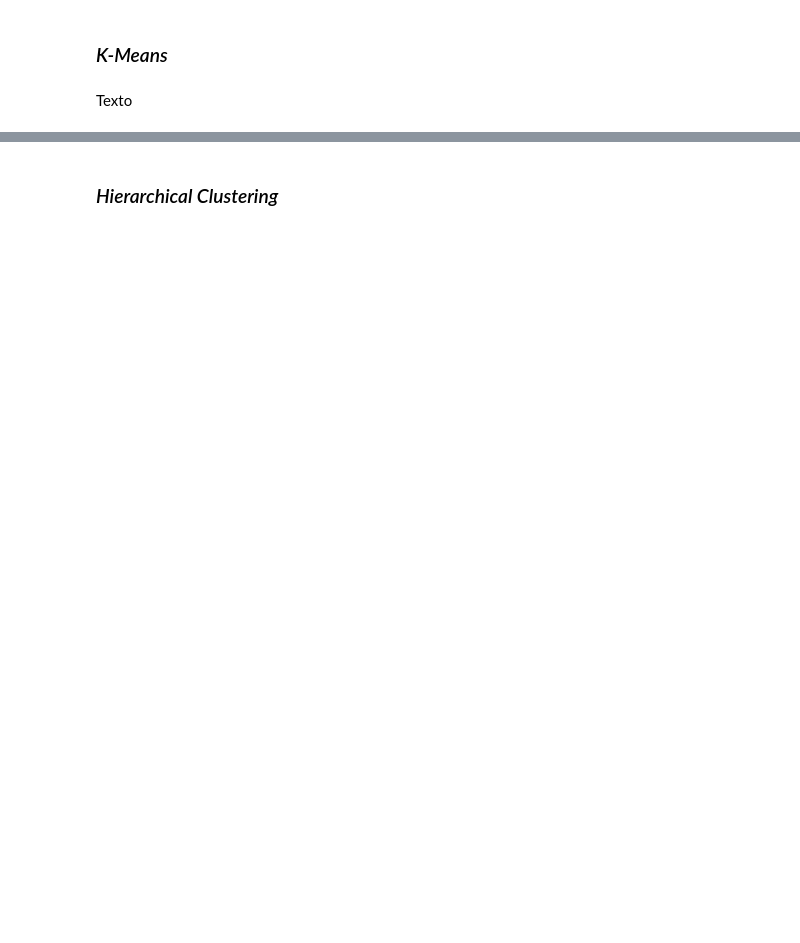
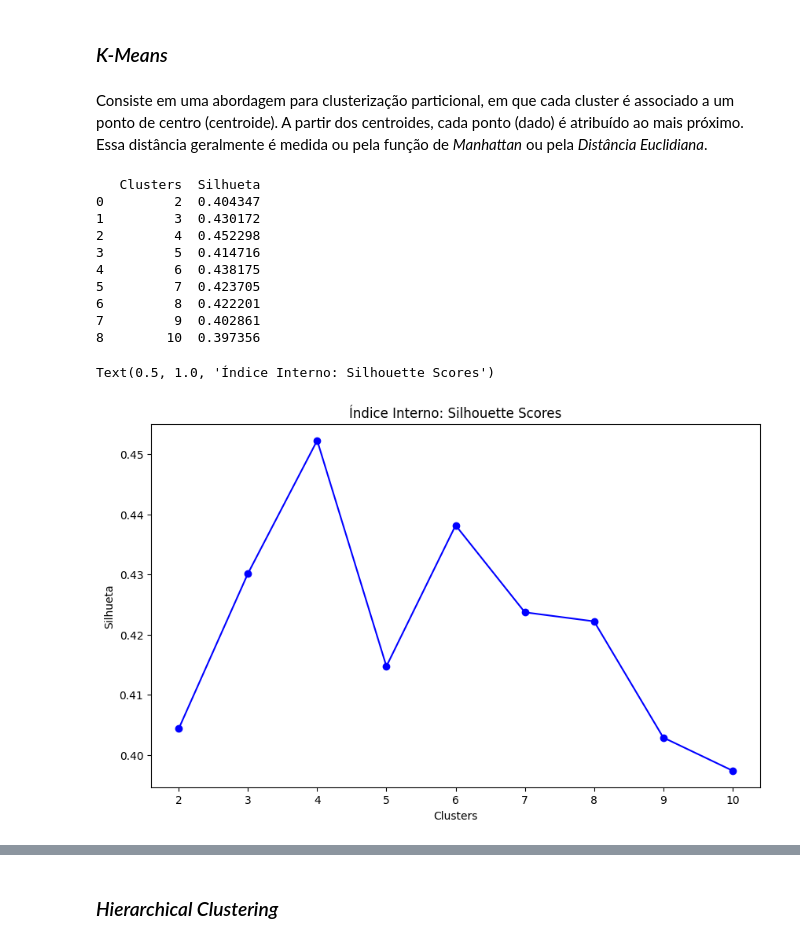
Before and after one commit to davimedio01/data-mining, a Jupyter notebook: 03. 31-10 - Atividade 3 (Agrupamento)/Atividade_03.ipynb, the cells around one changed output, grey strips where cells are left out. Drawn from its saved outputs; the diff is of its cells as text; code cells hidden in the pictures; blank space fills up the shorter version.

Commit message:
Finish "Atividade_03: Clusters".

```diff
--- a/03. 31-10 - Atividade 3 (Agrupamento)/Atividade_03.ipynb
+++ b/03. 31-10 - Atividade 3 (Agrupamento)/Atividade_03.ipynb
@@ -222,4 +302,58 @@ Texto
 # %% [markdown]
 ### _K-Means_
-# %% [markdown]
-Texto
+# %% [markdown]
+Consiste em uma abordagem para clusterização particional, em que cada cluster é associado a um ponto de centro (centroide). A partir dos centroides, cada ponto (dado) é atribuído ao mais próximo. Essa distância geralmente é medida ou pela função de _Manhattan_ ou pela _Distância Euclidiana_.
+# %%
+# Importação do K-Means do scikit-learn e métricas
+from sklearn.cluster import KMeans
+from sklearn.metrics import silhouette_score
+
+# Definindo condições experimentais
+exp_n_clusters = np.arange(start=2, stop=11)  # 2 ao 10
+
+# Dados do Índice Interno
+silhouette_scores = []  # Silhouette Scores
+sse_scores = []  # Soma dos Erros Quadráticos
+
+# Percorrendo as condições experimentais
+for n_clusters in exp_n_clusters:
+    # Aplicando o K-Means para o dataset
+    kmeans = KMeans(n_clusters=n_clusters, random_state=42)
+    kmeans_labels = kmeans.fit_predict(data_pca)
+
+    # Recuperando os dados do Índice Interno
+    silhouette_avg = silhouette_score(data_pca, kmeans_labels)
+    silhouette_scores.append((n_clusters, silhouette_avg))
+    sse_scores.append((n_clusters, kmeans.inertia_))
+# %%
+# Mostrando os resultados do Índice Interno: Silhouette Scores
+df_silhouette_scores = pd.DataFrame(silhouette_scores)
+df_silhouette_scores.columns = ["Clusters", "Silhueta"]
+print(df_silhouette_scores)
+plt.figure(figsize=(10, 6))
+plt.plot(
+    df_silhouette_scores["Clusters"],
+    df_silhouette_scores["Silhueta"],
+    marker="o",
+    linestyle="-",
+    color="b",
+)
+
+# Definindo os marcadores do eixo X para mostrar somente inteiros
+plt.xticks(df_silhouette_scores["Clusters"][::1])
+plt.xlabel("Clusters")
+plt.ylabel("Silhueta")
+plt.title("Índice Interno: Silhouette Scores")
+# %% [output]
+   Clusters  Silhueta
+0         2  0.404347
+1         3  0.430172
+2         4  0.452298
+3         5  0.414716
+4         6  0.438175
+5         7  0.423705
+6         8  0.422201
+7         9  0.402861
+8        10  0.397356
+Text(0.5, 1.0, 'Índice Interno: Silhouette Scores')
+[figure, added]
```
Also changed, not shown: parts of 21 cells of this notebook.
